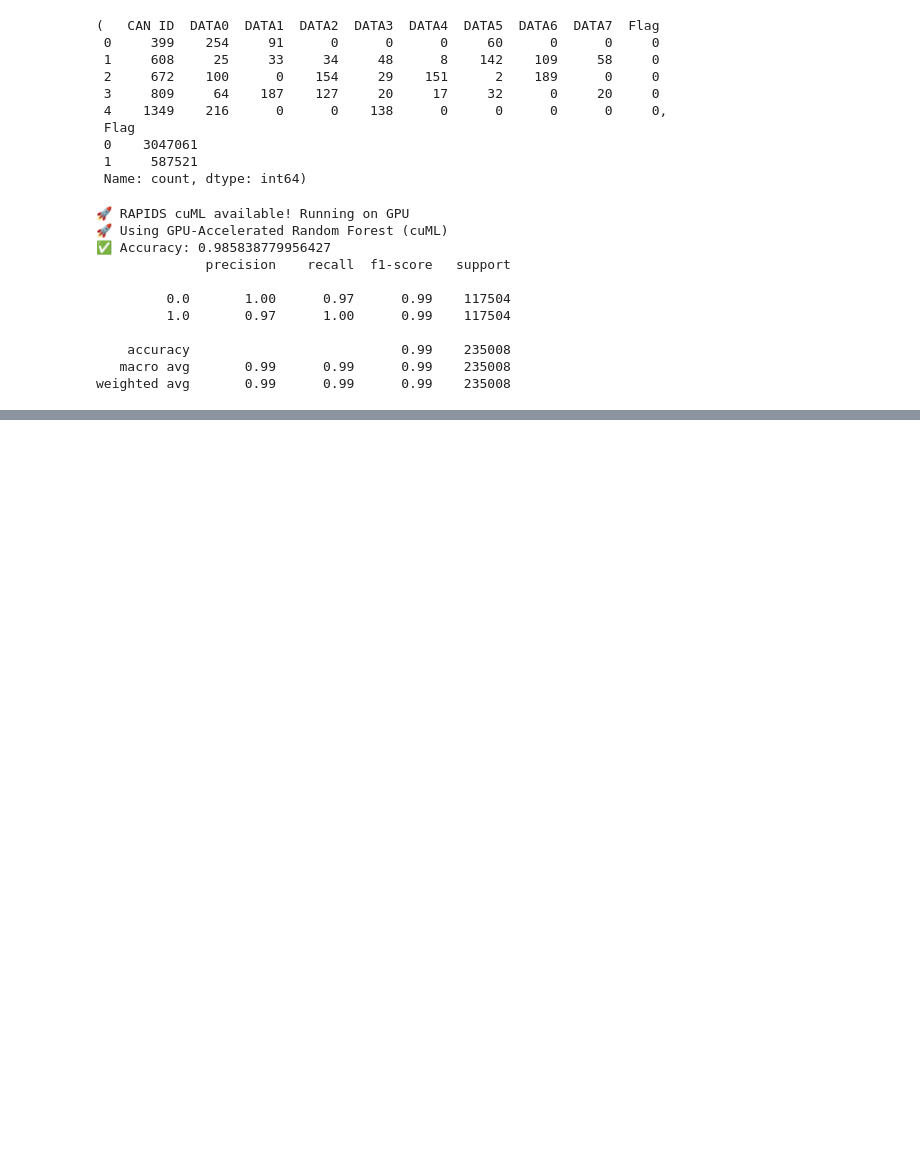
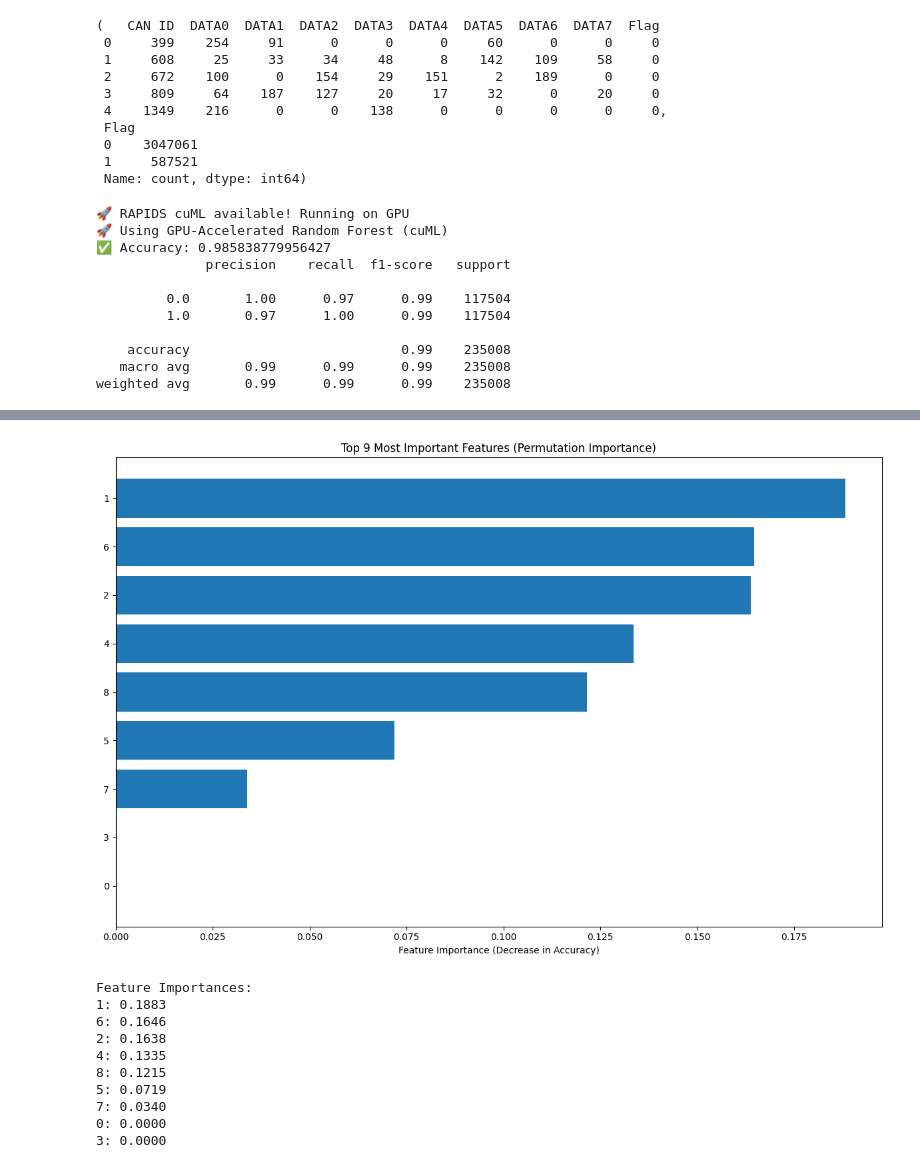
Before and after one commit to pranav-k-jha/colab-notebooks, a Jupyter notebook: cav_ml_prediction_model.ipynb, the cells around one changed output, grey strips where cells are left out. Cells and saved outputs as stored; diff of their text form; code cells hidden in the pictures; blank space fills up the shorter version.

```diff
--- a/cav_ml_prediction_model.ipynb
+++ b/cav_ml_prediction_model.ipynb
@@ -605,0 +605,80 @@ AttributeError: feature_importances_
+# %%
+import cudf
+import cupy as cp
+import numpy as np
+import matplotlib.pyplot as plt
+from cuml.metrics import accuracy_score as cu_accuracy_score
+
+def permutation_importance(model, X, y, n_repeats=10, random_state=42):
+    cp.random.seed(random_state)
+
+    # Ensure y is a 1D array
+    y = y.squeeze() if isinstance(y, cudf.DataFrame) else y
+
+    # Get initial score
+    y_pred = model.predict(X)
+    y_pred = y_pred.squeeze() if isinstance(y_pred, cudf.DataFrame) else y_pred
+    baseline_score = cu_accuracy_score(y, y_pred)
+
+    importances = []
+
+    for col in X.columns:
+        scores = []
+        for _ in range(n_repeats):
+            # Create a copy and shuffle the feature
+            X_shuffled = X.copy()
+            X_shuffled[col] = X_shuffled[col].sample(frac=1.0, replace=False).reset_index(drop=True)
+
+            # Predict and calculate score
+            y_pred = model.predict(X_shuffled)
+            y_pred = y_pred.squeeze() if isinstance(y_pred, cudf.DataFrame) else y_pred
+            score = cu_accuracy_score(y, y_pred)
+
+            # Calculate importance
+            importance = baseline_score - score
+            scores.append(importance)
+
+        importances.append(np.mean(scores))
+
+    return cudf.Series(importances, index=X.columns)
+
+
+# Calculate permutation importance
+feature_importance = permutation_importance(model, X_test_scaled, y_test)
+
+# Convert to CPU for plotting
+feature_importance_cpu = feature_importance.to_pandas()
+
+# Sort features by importance
+sorted_idx = feature_importance_cpu.argsort()
+sorted_features = feature_importance_cpu.index[sorted_idx]
+sorted_importance = feature_importance_cpu.values[sorted_idx]
+
+# Determine the number of features to plot (all features if less than 20, otherwise top 20)
+n_features_to_plot = min(len(sorted_features), 20)
+
+# Plot features
+plt.figure(figsize=(12, 8))
+plt.barh(range(n_features_to_plot), sorted_importance[-n_features_to_plot:])
+plt.yticks(range(n_features_to_plot), sorted_features[-n_features_to_plot:])
+plt.xlabel('Feature Importance (Decrease in Accuracy)')
+plt.title(f'Top {n_features_to_plot} Most Important Features (Permutation Importance)')
+plt.tight_layout()
+plt.show()
+
+# Print feature importances
+print("Feature Importances:")
+for feature, importance in feature_importance_cpu.sort_values(ascending=False).items():
+    print(f"{feature}: {importance:.4f}")
+# %% [output]
+[figure, added]
+Feature Importances:
+1: 0.1883
+6: 0.1646
+2: 0.1638
+4: 0.1335
+8: 0.1215
+5: 0.0719
+7: 0.0340
+0: 0.0000
+3: 0.0000
```
Also changed, not shown: parts of 1 cell of this notebook.
